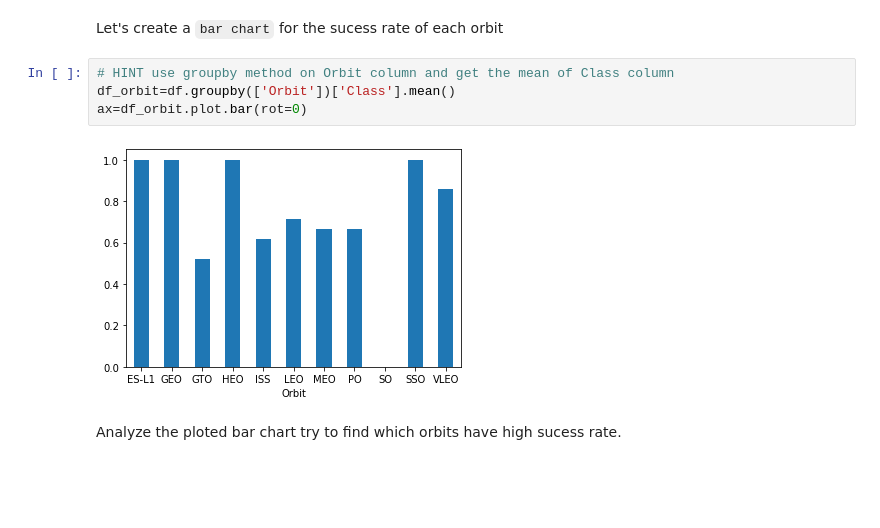
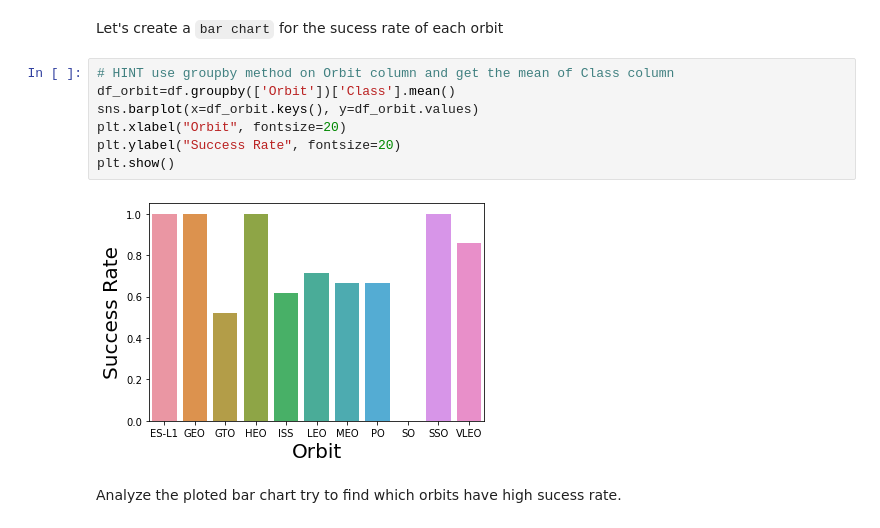
Before and after one commit to LennyTai/IBM-CAPSTONE-PROJECT, a Jupyter notebook: EDA with visualization.ipynb, the cells around one changed output. Cells and saved outputs as stored; diff of their text form; blank space fills up the shorter version.

```diff
--- a/EDA with visualization.ipynb
+++ b/EDA with visualization.ipynb
@@ -115,9 +115,12 @@ Let's create a `bar chart` for the sucess rate of each orbit
 # %%
 # HINT use groupby method on Orbit column and get the mean of Class column
 df_orbit=df.groupby(['Orbit'])['Class'].mean()
-ax=df_orbit.plot.bar(rot=0)
+sns.barplot(x=df_orbit.keys(), y=df_orbit.values)
+plt.xlabel("Orbit", fontsize=20)
+plt.ylabel("Success Rate", fontsize=20)
+plt.show()
 # %% [output]
-[figure, old version]
+[figure, new version]
 # %% [markdown]
 Analyze the ploted bar chart try to find which orbits have high sucess rate.
 # %% [markdown]
```
Also changed, not shown: parts of 7 cells of this notebook.
